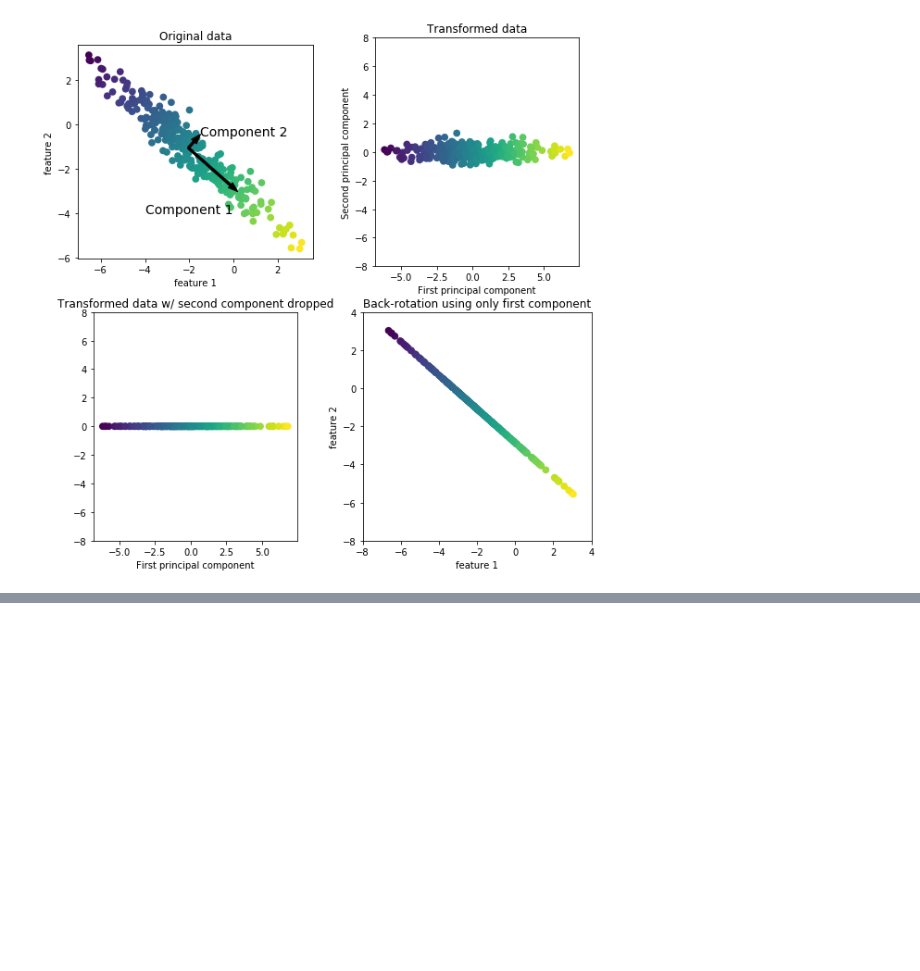
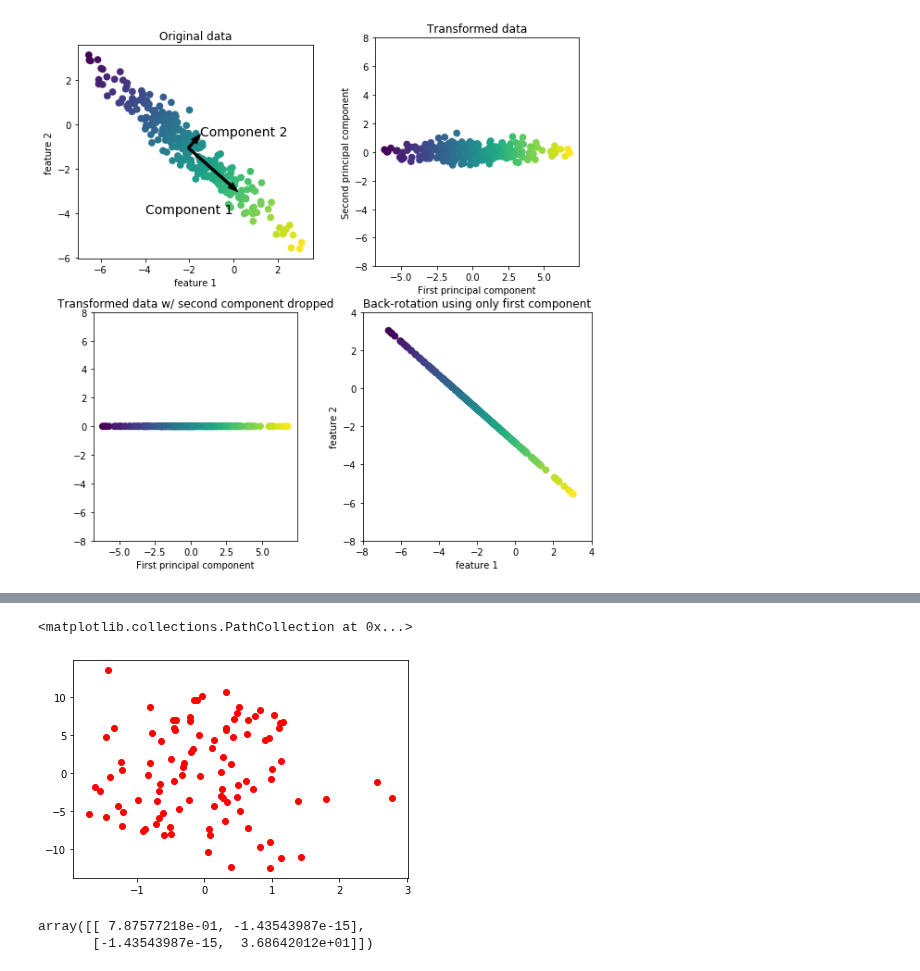
Before and after one commit to danielagda5/MetodosComputacionales202120-1, a Jupyter notebook: Week12/Covarianza.ipynb, the cells around one changed output, grey strips where cells are left out. Drawn from its saved outputs; the diff is of its cells as text; code cells hidden in the pictures; blank space fills up the shorter version.

```diff
--- a/Week12/Covarianza.ipynb
+++ b/Week12/Covarianza.ipynb
@@ -91,0 +120,2 @@ mglearn.plots.plot_pca_illustration()
+# %%
+values, vectores = np.linalg.eig(CovMatrix)
@@ -91,0 +129,14 @@ mglearn.plots.plot_pca_illustration()
+# %%
+new_data = np.dot( vectores.T, data.T )
+new_data = new_data.T
+# %%
+#plt.scatter( data[:,0], data[:,1], color='b'  )
+plt.scatter( new_data[:,0], new_data[:,1], color='r'  )
+# %% [output]
+<matplotlib.collections.PathCollection at 0x...>
+[figure, added]
+# %%
+np.cov(new_data.T)
+# %% [output]
+array([[ 7.87577218e-01, -1.43543987e-15],
+       [-1.43543987e-15,  3.68642012e+01]])
```
Also changed, not shown: parts of 6 cells of this notebook.
